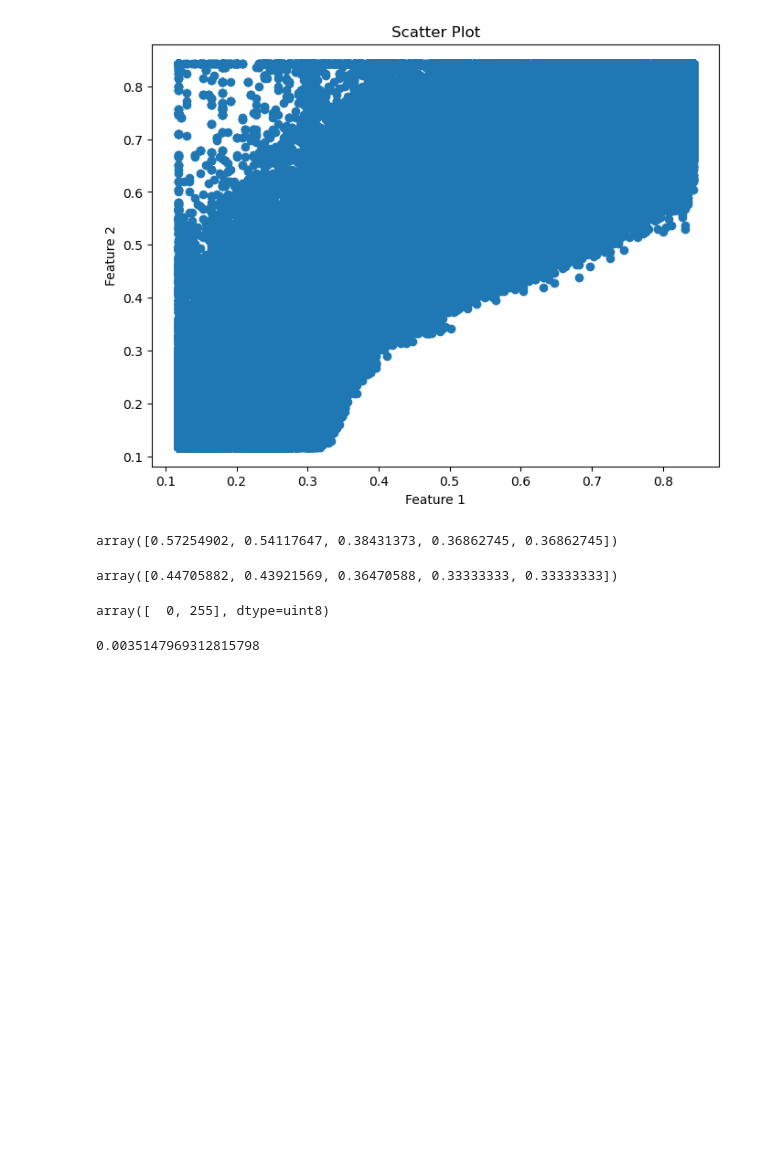
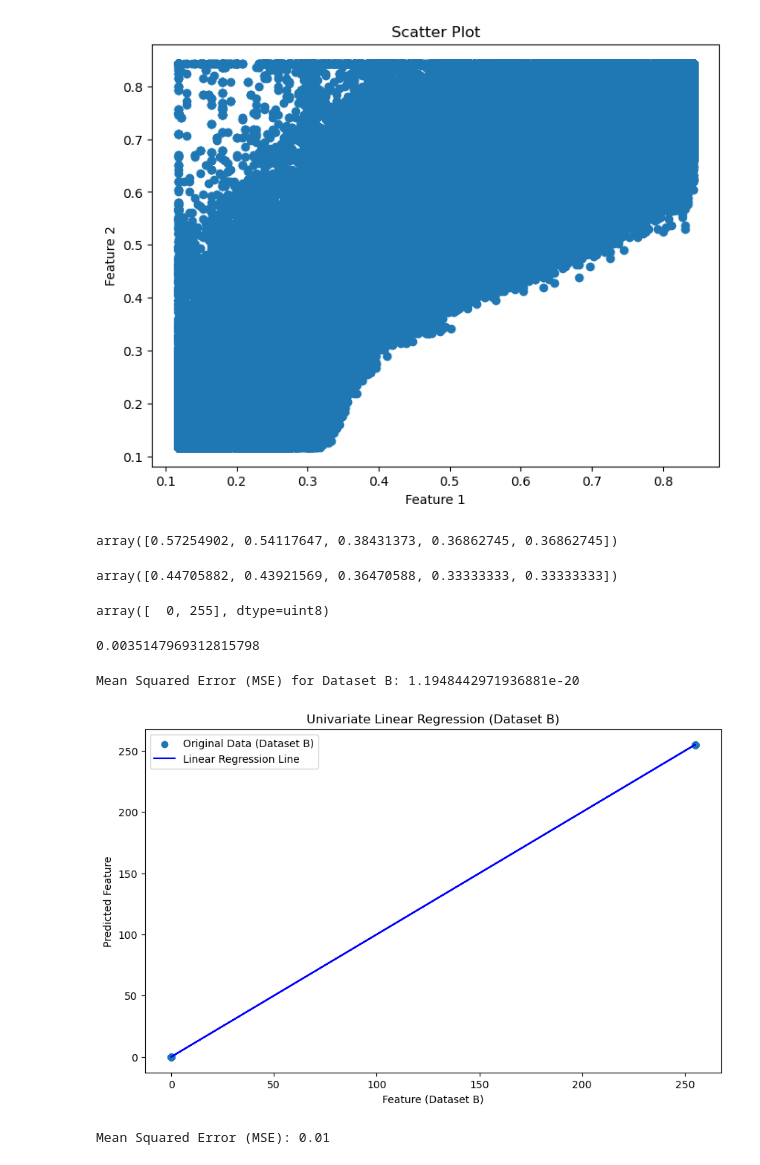
Before and after one commit to Manishankar2005/ML-lab6, a Jupyter notebook: lab6.ipynb, the cells around one changed output. Drawn from its saved outputs; the diff is of its cells as text; code cells hidden in the pictures; blank space fills up the shorter version.

```diff
--- a/lab6.ipynb
+++ b/lab6.ipynb
@@ -64,3 +64,67 @@ mse = mean_squared_error(dependent_feature, predicted_values)
 mse
 # %% [output]
 0.0035147969312815798
+# %%
+import numpy as np
+from sklearn.linear_model import LinearRegression
+from sklearn.metrics import mean_squared_error
+import matplotlib.pyplot as plt
+
+# Load your data for dataset 'b'
+data_b = y
+
+# Assuming 'data_b' contains features, and we will use a single feature for linear regression
+
+# Select the single feature for dataset 'b'
+feature_b = data_b[:, 0]
+
+# Create a Linear Regression model for dataset 'b'
+model_b = LinearRegression()
+feature_b = feature_b.reshape(-1, 1)
+model_b.fit(feature_b, feature_b)  # Predicting the same feature
+
+# Make predictions
+predicted_values_b = model_b.predict(feature_b)
+
+# Calculate the Mean Squared Error (MSE)
+mse_b = mean_squared_error(feature_b, predicted_values_b)
+
+# Plot the original data and the linear regression line for dataset 'b'
+plt.figure(figsize=(10, 6))
+plt.scatter(feature_b, feature_b, label='Original Data (Dataset B)')
+plt.plot(feature_b, predicted_values_b, color='blue', label='Linear Regression Line')
+plt.xlabel('Feature (Dataset B)')
+plt.ylabel('Predicted Feature')
+plt.title('Univariate Linear Regression (Dataset B)')
+plt.legend()
+
+# Print the Mean Squared Error for dataset 'b'
+print(f'Mean Squared Error (MSE) for Dataset B: {mse_b}')
+
+plt.show()
+# %% [output]
+Mean Squared Error (MSE) for Dataset B: 1.1948442971936881e-20
+[figure, added]
+# %%
+from sklearn.model_selection import train_test_split
+from sklearn.linear_model import LinearRegression
+from sklearn.metrics import mean_squared_error
+
+data = X
+
+# Split the data into training and test sets
+X_train, X_test, y_train, y_test = train_test_split(data[:, :-1], data[:, -1], test_size=0.2, random_state=42)
+
+# Create and train a Linear Regression model
+model = LinearRegression()
+model.fit(X_train, y_train)
+
+# Make predictions using the model
+y_pred = model.predict(X_test)
+
+# Calculate Mean Squared Error (MSE) to evaluate the model
+mse = mean_squared_error(y_test, y_pred)
+
+print(f"Mean Squared Error (MSE): {mse:.2f}")
+# %% [output]
+Mean Squared Error (MSE): 0.01
```
Also changed, not shown: parts of 2 cells of this notebook.
